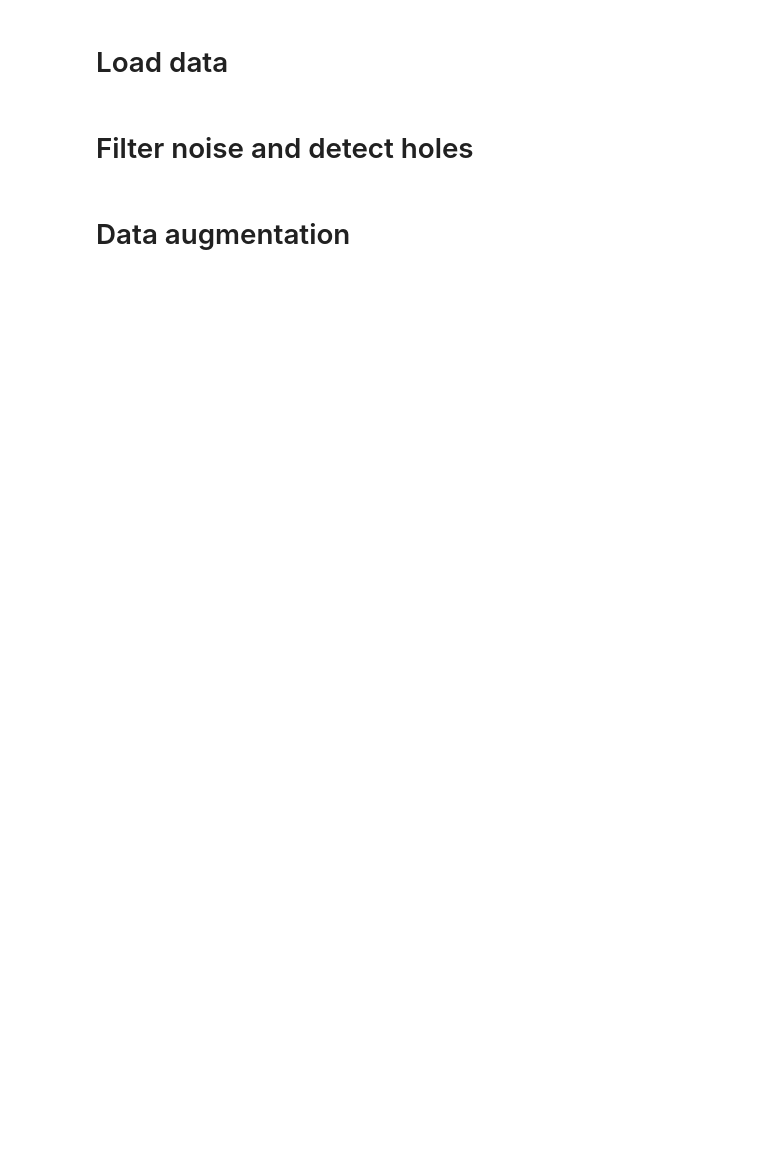
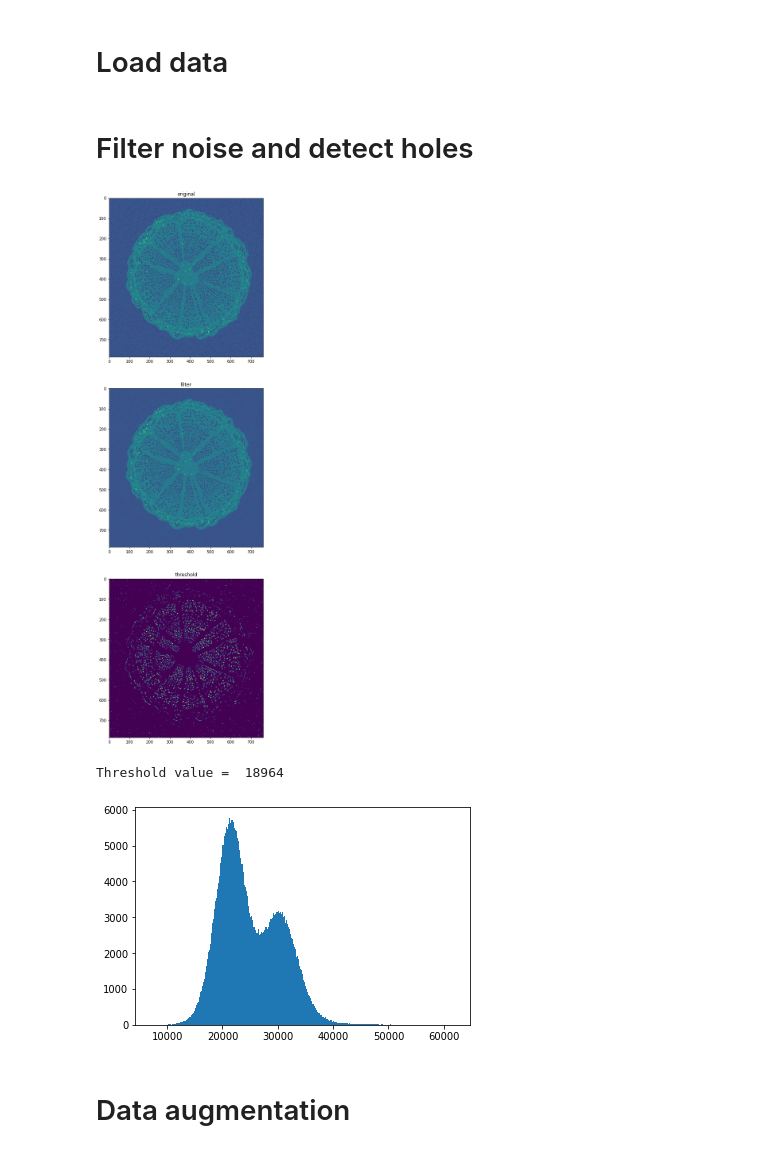
Before and after one commit to theophanemayaud/EPFL-ML-for-science-embolism-detection, a Jupyter notebook: at_signalProcessing.ipynb, the cells around one changed output. Saved outputs shown, nothing was run; the diff lists cells and outputs as text; code cells hidden in the pictures; blank space fills up the shorter version.

Commit message:
Added preprocessing of the images

```diff
--- a/at_signalProcessing.ipynb
+++ b/at_signalProcessing.ipynb
@@ -8,9 +12,38 @@ import glob, os, ntpath
 # Load data
 # %%
 imgs_names = glob.glob('**/*.tif')
-imgs = [cv.imread(name,0) for name in imgs_names]
+imgs = [cv.imread(name, cv.IMREAD_UNCHANGED) for name in imgs_names]
 imgs_names = [extract_name(name) for name in imgs_names] # leave only the file name so it's easy to add notation of augmentation
 # %% [markdown]
 # Filter noise and detect holes
+# %%
+img = imgs[0].copy()
+# img = img - np.min(img)
+# img = img / np.max(img)
+# img = np.uint8(img * 255)
+sigma = find_best_sigma(img,125)
+plt.figure(figsize=(25,25))
+plt.subplot(311)
+plt.imshow(img)
+plt.title('original')
+plt.subplot(312)
+img_dn = denoise_nl_means(img, patch_size=7, patch_distance=11, h=0.6*sigma, fast_mode=False, sigma=sigma)
+plt.imshow(img_dn)
+plt.title('filter')
+plt.subplot(313)
+th = find_otsu(img_dn)
+_,img_th = cv.threshold(img_dn,th,img_dn.max(),cv.THRESH_BINARY_INV)
+plt.imshow(img_th)
+plt.title('threshold')
+plt.show()
+
+print('Threshold value = ',th)
+
+hist = plt.hist(img.ravel(),512,[img.min(),img.max()])
+plt.show()
+# %% [output]
+[figure, added]
+Threshold value =  18964
+[figure, added]
 # %% [markdown]
 # Data augmentation
```
Also changed, not shown: parts of 3 cells of this notebook, 1 other file.
